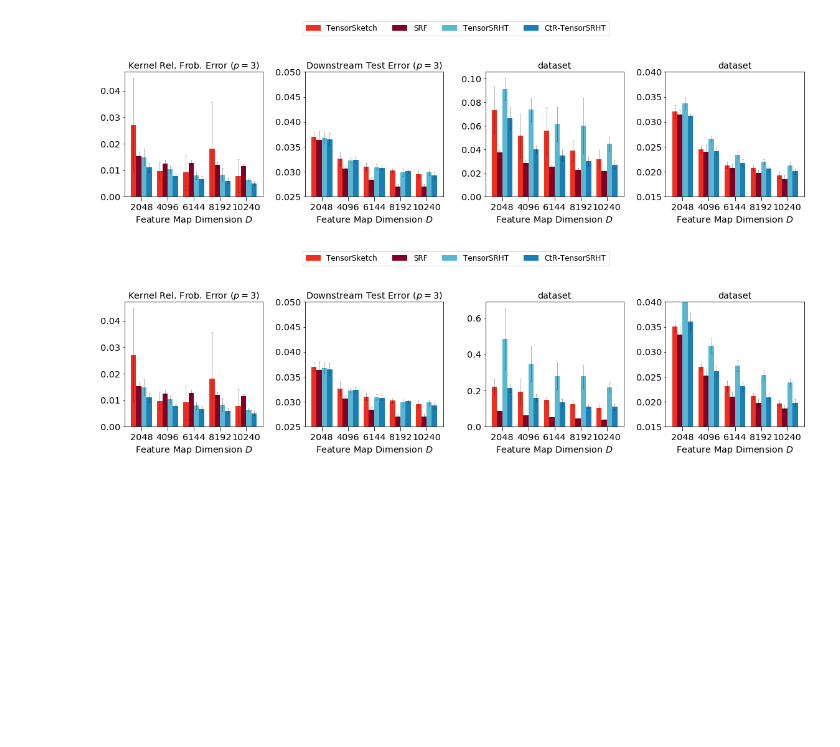
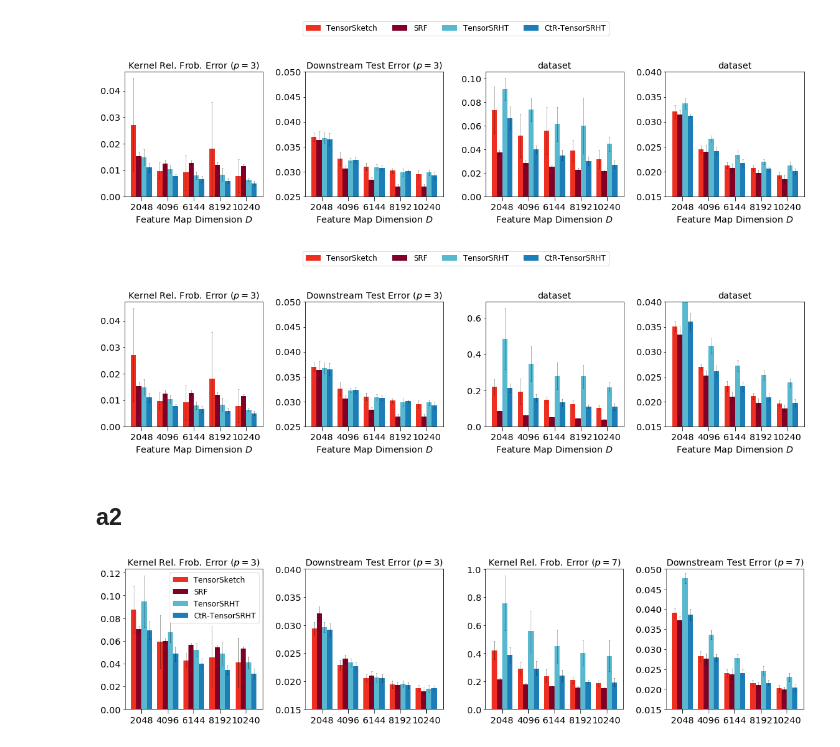
Before and after one commit to joneswack/dp-rfs, a Jupyter notebook: notebooks/bar-plot-visualization.ipynb, the cells around one changed output. Drawn from its saved outputs; the diff is of its cells as text; code cells hidden in the pictures; blank space fills up the shorter version.

Commit message:
[Update] Rebuttal plot

```diff
--- a/notebooks/bar-plot-visualization.ipynb
+++ b/notebooks/bar-plot-visualization.ipynb
@@ -489,6 +489,7 @@ def plot_csv(
 
     df = pd.read_csv(csv_file)
     df = df[(df['D'] > 1024) & (df['D'] % 2048 == 0)]
+#     df = df[(df['D'].isin([1024, 2*1024, 3*1024, 4*1024, 5*1024]))]
     Ds = np.sort(df['D'].unique())
     df = df[df['D'].isin(Ds)]
 
@@ -539,7 +540,7 @@ def plot_csv(
     if ylog:
         ax.set_yscale('log')
 
-    ax.set_xlabel('Feature Map Dimension ' + r'$D$')
+#     ax.set_xlabel('Feature Map Dimension ' + r'$D$')
     ax.set_title(title)
 
 #     ax.legend() # loc='upper center', ncol=8
@@ -616,3 +617,28 @@ legend = plt.figlegend(handles=handles, labels=labels, loc='upper center', ncol=
 plt.show()
 # %% [output]
 [figure]
+# %% [markdown]
+## a2
+# %%
+csv_files = [
+    '../csv/poly3_approx_ctr_a2/MNIST_d1024_n70000.csv',
+    '../csv/poly7_approx_ctr_a2/MNIST_d1024_n70000.csv',
+#     '../csv/poly10_approx/FashionMNIST_d1024_n70000.csv',
+#     '../csv/poly20_approx/FashionMNIST_d1024_n70000.csv'
+]
+
+fig, axes = plt.subplots(ncols=4, nrows=1, figsize=(16, 4))
+plot_csv(axes[0], csv_files[0], configs, error_field='k_rel_frob_error', title='Kernel Rel. Frob. Error $(p=3)$')
+plot_csv(axes[1], csv_files[0], configs, error_field='test_error', y_lim=(0.015, 0.04), title='Downstream Test Error $(p=3)$')
+plot_csv(axes[2], csv_files[1], configs, error_field='k_rel_frob_error', title='Kernel Rel. Frob. Error $(p=7)$')
+plot_csv(axes[3], csv_files[1], configs, error_field='test_error', y_lim=(0.015, 0.05), title='Downstream Test Error $(p=7)$')
+
+# handles, labels = axes[0].get_legend_handles_labels()
+axes[0].legend()
+
+plt.tight_layout()
+# legend = plt.figlegend(handles=handles, labels=labels, loc='upper center', ncol=4, bbox_to_anchor = (0,0.3,1.01,0.85), bbox_transform=plt.gcf().transFigure)
+# plt.savefig('../figures/rebuttal.pdf', dpi=300) # bbox_extra_artists=(legend,), bbox_inches='tight'
+plt.show()
+# %% [output]
+[figure, added]
```
Also changed, not shown: 3 other files.
